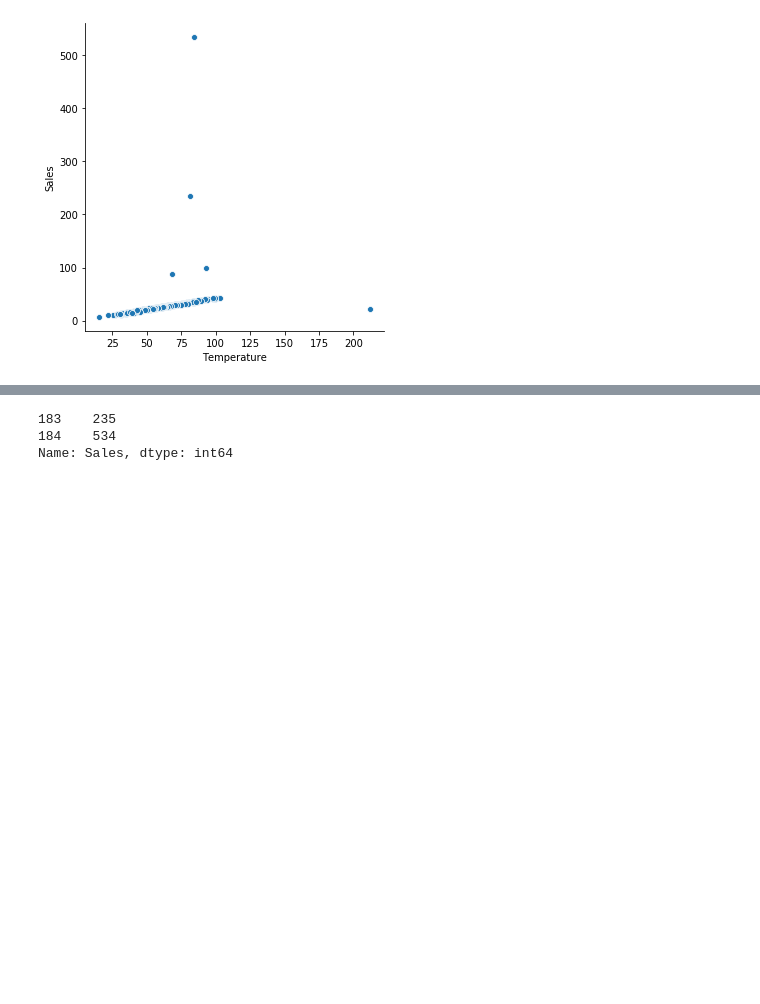
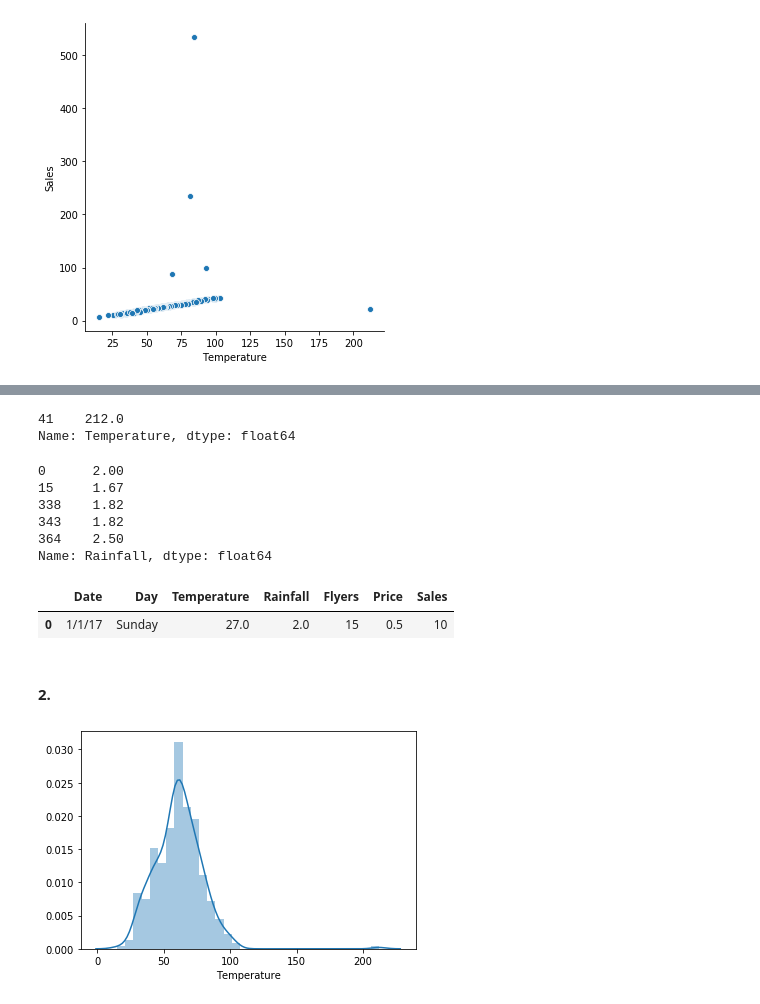
Before and after one commit to Mattsantos541/ds-methodologies-exercises, a Jupyter notebook: anomaly_detection/continuous_probabilistic_methods.ipynb, the cells around one changed output, grey strips where cells are left out. Drawn from its saved outputs; the diff is of its cells as text; code cells hidden in the pictures; blank space fills up the shorter version.

```diff
--- a/anomaly_detection/continuous_probabilistic_methods.ipynb
+++ b/anomaly_detection/continuous_probabilistic_methods.ipynb
@@ -63,8 +89,30 @@ def get_lower_and_upper_bounds3(df, x):
 
     return three
 # %%
-get_lower_and_upper_bounds3(df, df['Sales'])
+get_lower_and_upper_bounds3(df, df['Temperature'])
 # %% [output]
-183    235
-184    534
-Name: Sales, dtype: int64
+41    212.0
+Name: Temperature, dtype: float64
+# %%
+get_lower_and_upper_bounds2(df, df['Rainfall'])
+get_lower_and_upper_bounds3(df, df['Rainfall'])
+# %% [output]
+0      2.00
+15     1.67
+338    1.82
+343    1.82
+364    2.50
+Name: Rainfall, dtype: float64
+# %%
+df.head(1)
+# %% [output]
+|  | Date | Day | Temperature | Rainfall | Flyers | Price | Sales |
+| 0 | 1/1/17 | Sunday | 27.0 | 2.0 | 15 | 0.5 | 10 |
+# %% [markdown]
+#### 2.
+# %%
+x = df['Temperature']
+
+ax = sns.distplot(x)
+# %% [output]
+[figure, added]
```
Also changed, not shown: parts of 19 cells of this notebook, 1 other file.
